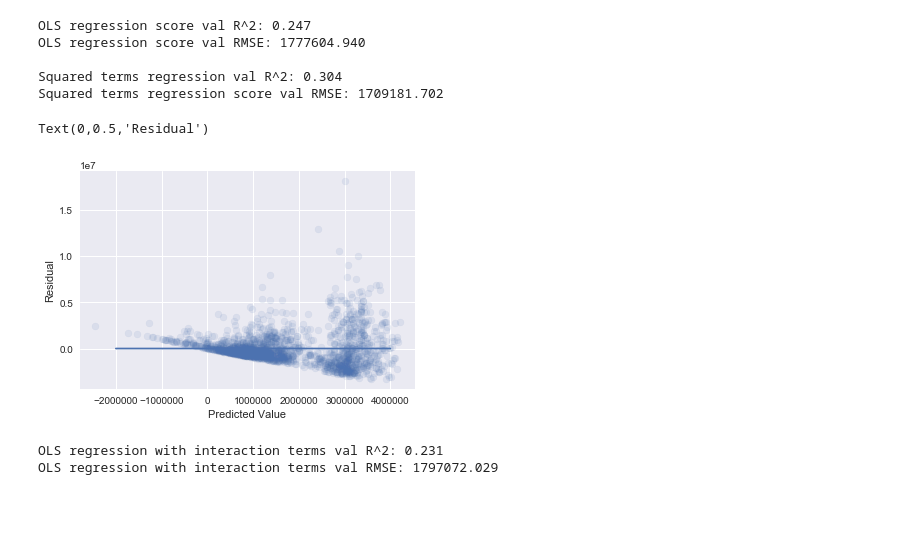
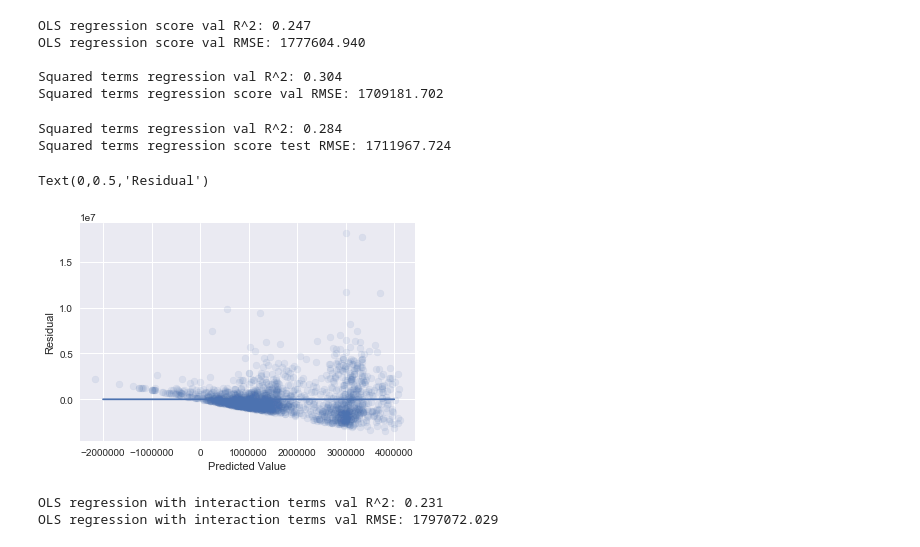
Before and after one commit to Ifeadewumi/metis_work, a Jupyter notebook: luther/Amazon_data_clean.ipynb, the cells around one changed output. Saved outputs shown, nothing was run; the diff lists cells and outputs as text; code cells hidden in the pictures; blank space fills up the shorter version.

```diff
--- a/luther/Amazon_data_clean.ipynb
+++ b/luther/Amazon_data_clean.ipynb
@@ -456,16 +483,25 @@ OLS regression score val RMSE: 1777604.940
 
 Squared terms regression val R^2: 0.304
 Squared terms regression score val RMSE: 1709181.702
+# %%
+lm.fit(add_square_terms(X), y)
+print('Squared terms regression val R^2: %.3f'
+      % lm.score(add_square_terms(X_test), y_test))
+print('Squared terms regression score test RMSE: %.3f'
+      % RMSE(lm.predict(add_square_terms(X_test)), y_test))
+# %% [output]
+Squared terms regression val R^2: 0.284
+Squared terms regression score test RMSE: 1711967.724
 # %%
-y_pred = lm.predict(add_square_terms(X_val))
+y_pred = lm.predict(add_square_terms(X_test))
 
-plt.scatter(y_pred,y_val-y_pred,alpha=.1)
+plt.scatter(y_pred,y_test-y_pred,alpha=.1)
 plt.plot(np.linspace(-2000000,4000000,10000),np.linspace(0,0,10000))
 plt.xlabel('Predicted Value')
 plt.ylabel('Residual')
 # %% [output]
 Text(0,0.5,'Residual')
-[figure, old version]
+[figure, new version]
 # %%
 interactions = PolynomialFeatures(degree=2, interaction_only=True)
 
```
Also changed, not shown: parts of 14 cells of this notebook, 19 other files.
